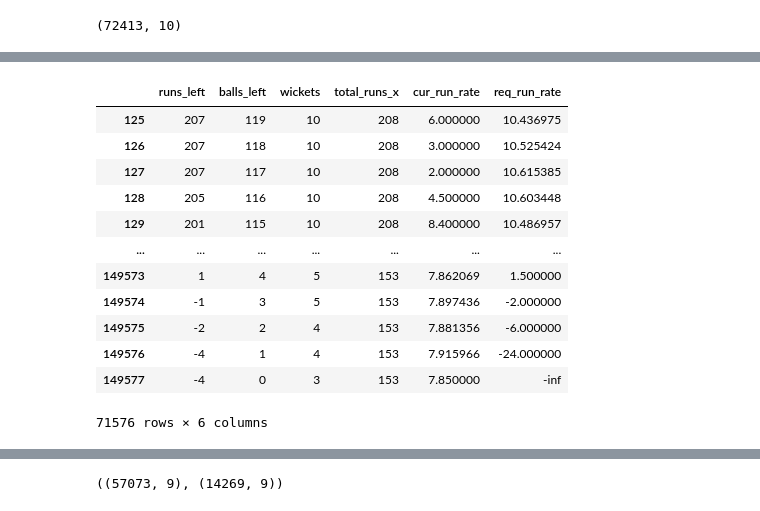
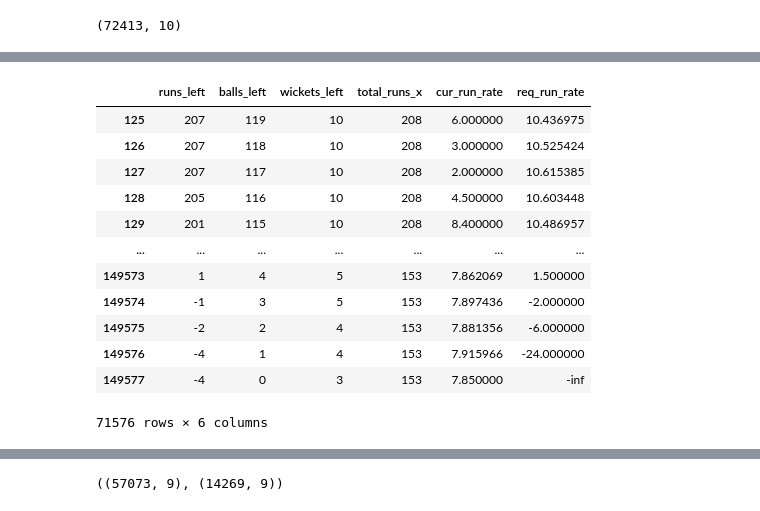
Before and after one commit to HarshJain41/IPL-Match-Win-Predictor, a Jupyter notebook: IPL Win Probability Predictor.ipynb, the cells around one changed output, grey strips where cells are left out. Drawn from its saved outputs; the diff is of its cells as text; code cells hidden in the pictures.

```diff
--- a/IPL Win Probability Predictor.ipynb
+++ b/IPL Win Probability Predictor.ipynb
@@ -373,11 +378,11 @@ delivery_df['player_dismissed'].unique()
 # %% [output]
 array([0, 1])
 # %%
-# wickets fallen
+# wickets left
 
 wickets = delivery_df.groupby('match_id').cumsum()['player_dismissed'].values
 
-delivery_df['wickets'] = 10-wickets
+delivery_df['wickets_left'] = 10-wickets
 
 delivery_df
 # %% [output]
@@ -433,7 +439,7 @@ sn.countplot(delivery_df['result'])
 [figure]
 # %%
 final_df = delivery_df[['batting_team','bowling_team','city','runs_left',
-                        'balls_left','wickets','total_runs_x','cur_run_rate',
+                        'balls_left','wickets_left','total_runs_x','cur_run_rate',
                         'req_run_rate','result']]
 
 final_df.head()
@@ -482,10 +488,10 @@ req_run_rate    0
 result          0
 dtype: int64
 # %%
-final_df[['runs_left', 'balls_left', 'wickets', 'total_runs_x',
+final_df[['runs_left', 'balls_left', 'wickets_left', 'total_runs_x',
     'cur_run_rate', 'req_run_rate']]
 # %% [output]
-|  | runs_left | balls_left | wickets | total_runs_x | cur_run_rate | req_run_rate |
+|  | runs_left | balls_left | wickets_left | total_runs_x | cur_run_rate | req_run_rate |
 | 125 | 207 | 119 | 10 | 208 | 6.000000 | 10.436975 |
 | 126 | 207 | 118 | 10 | 208 | 3.000000 | 10.525424 |
 | 127 | 207 | 117 | 10 | 208 | 2.000000 | 10.615385 |
```
Also changed, not shown: parts of 7 cells of this notebook.
